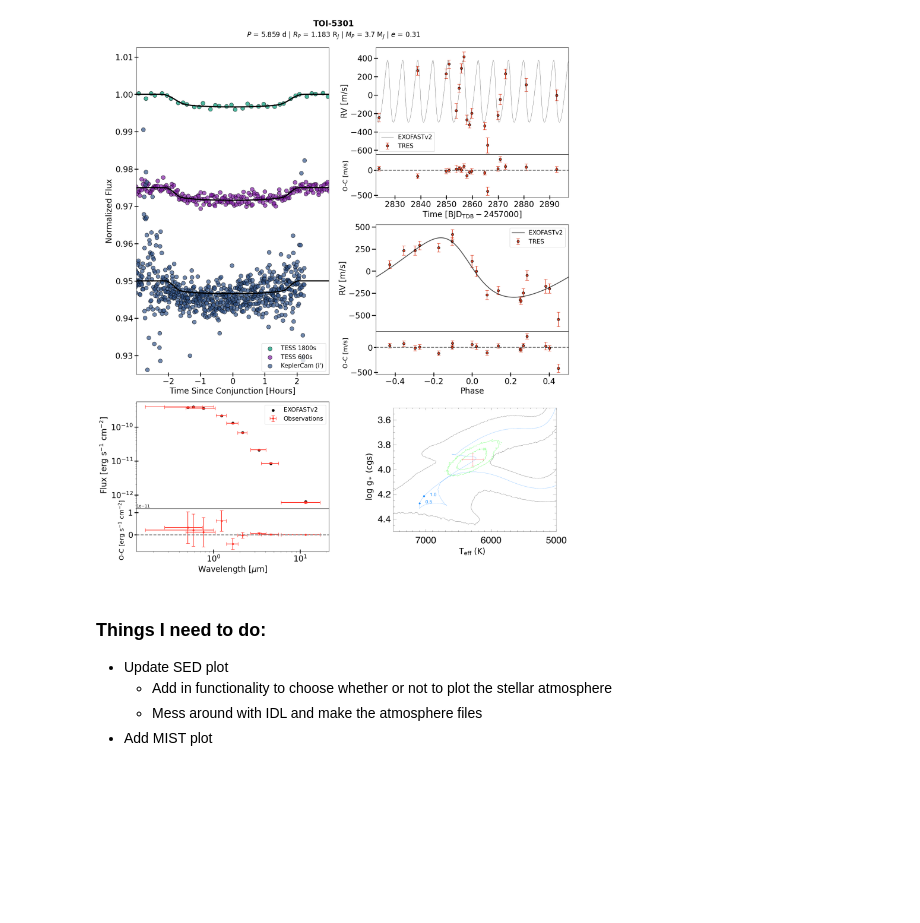
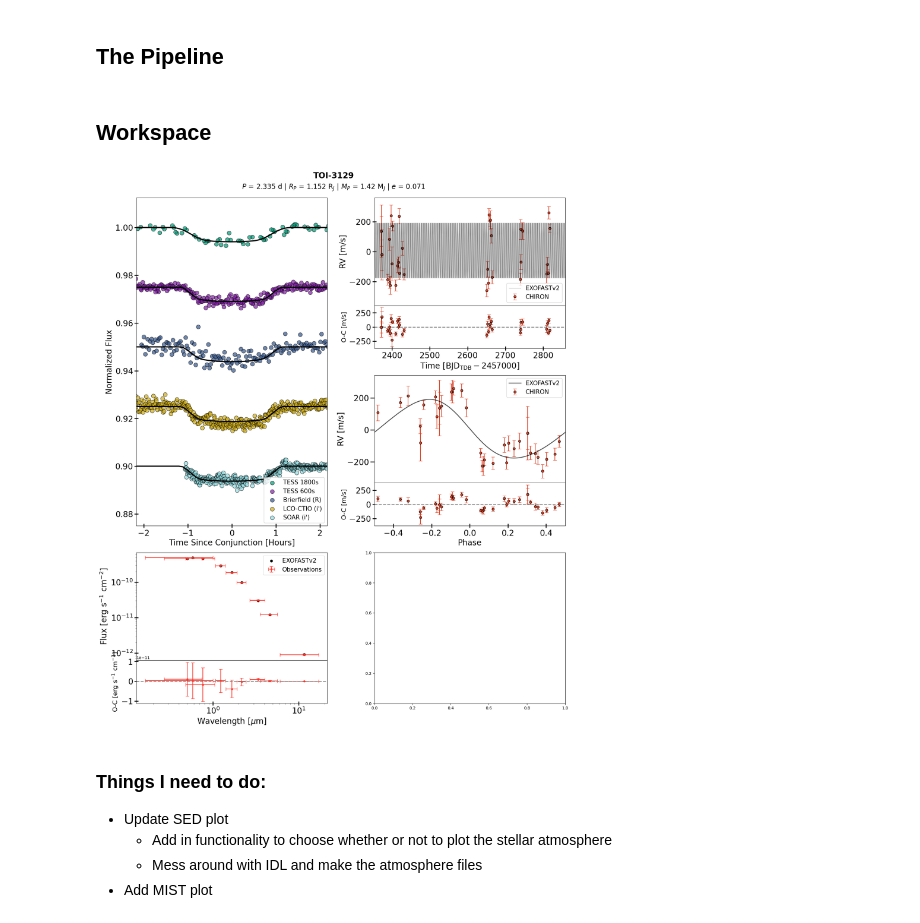
Before and after one commit to jackschulte/system_figure_pipeline, a Jupyter notebook: singleplanetpanel.ipynb, the cells around one changed output. Saved outputs shown, nothing was run; the diff lists cells and outputs as text; code cells hidden in the pictures; blank space fills up the shorter version.

```diff
--- a/singleplanetpanel.ipynb
+++ b/singleplanetpanel.ipynb
@@ -17,3 +30,5 @@ from mpl_toolkits.axes_grid1.inset_locator import inset_axes
+# %% [markdown]
+## The Pipeline
 # %%
 def t_phase_folded(t, per, t0):
     t_phase_folded = (t - t0)/per - np.floor((t - t0)/per + 0.5) # centers on zero
@@ -378,24 +398,26 @@ def gen1pagefig(object_name, lcnames, rvnames, file_prefix = '.MIST.SED.'):
     if os.path.exists('output') == False:
         os.mkdir('output')
     plt.savefig(f'output/fullpagefig_{object_name}.png', bbox_inches='tight')
+# %% [markdown]
+## Workspace
 # %%
 # Lightcurve file names for Cargo 3 targets
 lcnames_1855 = ['TESS 1800', 'Bergeron (r\')', 'MuSCAT2 (g\')', 'MuSCAT2 (i\')', 'MuSCAT2 (r\')', 'MuSCAT2 (z\')', 'DSW (g\')', 'LCO-CTIO (z\')', 'TESS 120', 'SOAR (i\')']
 lcnames_2107 = ['TESS 1800', 'LCO-SSO (i\')', 'TESS 600', 'LCO-SAAO (g\')', 'LCO-SAAO (z\')', 'TRAPPIST-South (B)']
 lcnames_2368 = ['TESS 1800', 'TESS 1800', 'El Sauce (R)', 'Hwd (R)', 'TESS 600', 'LCO-SSO (g\')', 'LCO-SSO (i\')', 'TESS 600', 'SOAR (i\')', 'TESS 120', \
     'TESS 120', 'LCO-CTIO 27s (i\')', 'LCO-CTIO 40s (i\')']
 lcnames_3129 = ['TESS 1800', 'TESS 600', 'Brierfield (R)', 'LCO-CTIO (i\')', 'SOAR (i\')']
 lcnames_5301 = ['TESS 1800', 'TESS 600', 'TESS 600', 'KeplerCam (i\')']
 
 # RV instruments
 rvnames_2107 = ['CHIRON (fiber)', 'CHIRON (slicer)']
 
 # Running the pipeline
-object_name = 'TOI-5301'
-rvnames = ['TRES']
-gen1pagefig(object_name, lcnames_5301, rvnames)
+object_name = 'TOI-3129'
+rvnames = ['CHIRON']
+gen1pagefig(object_name, lcnames_3129, rvnames)
 # %% [output]
-[figure, old version]
+[figure, new version]
 # %% [markdown]
 ### Things I need to do:
 - Update SED plot
```
Also changed, not shown: parts of 4 cells of this notebook.
